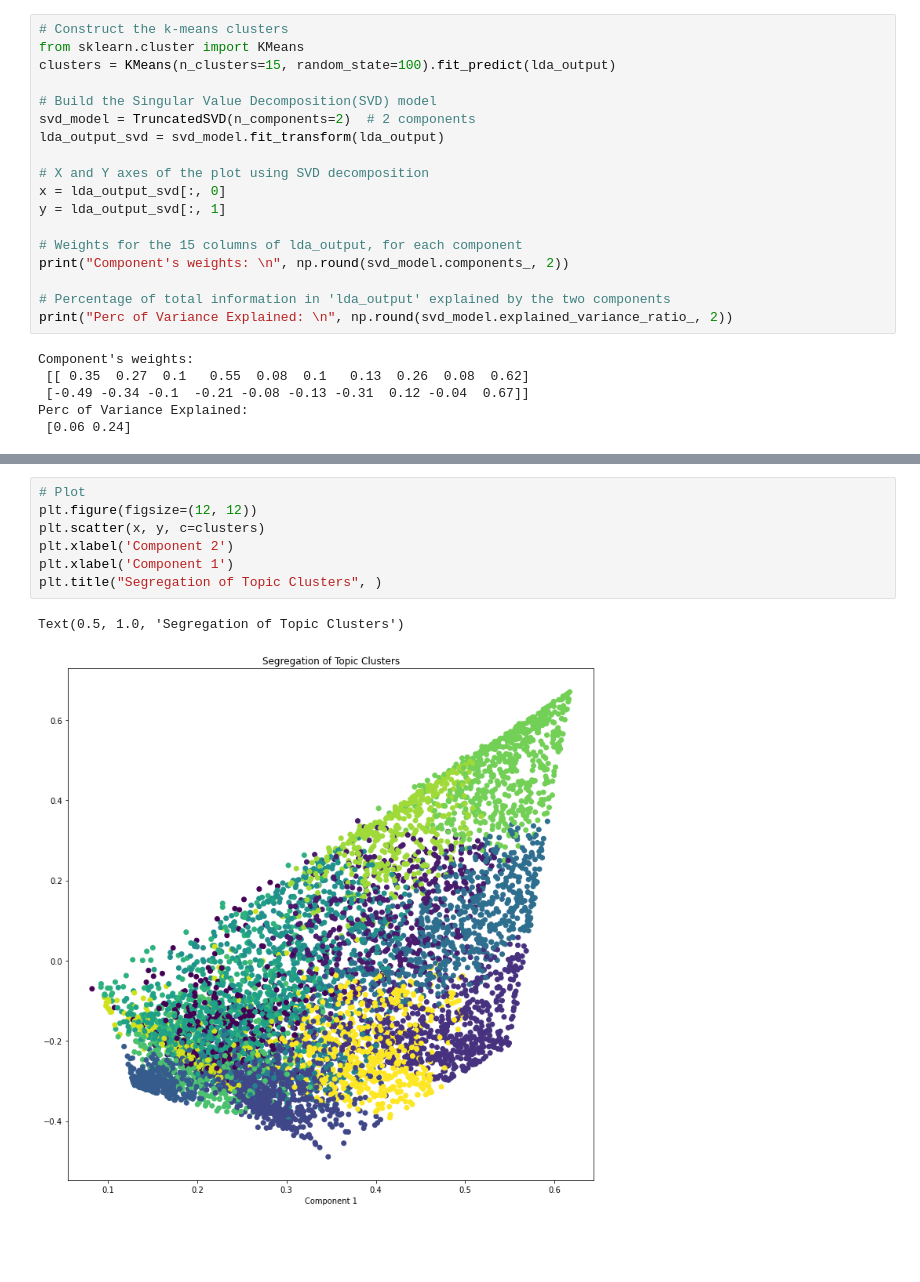
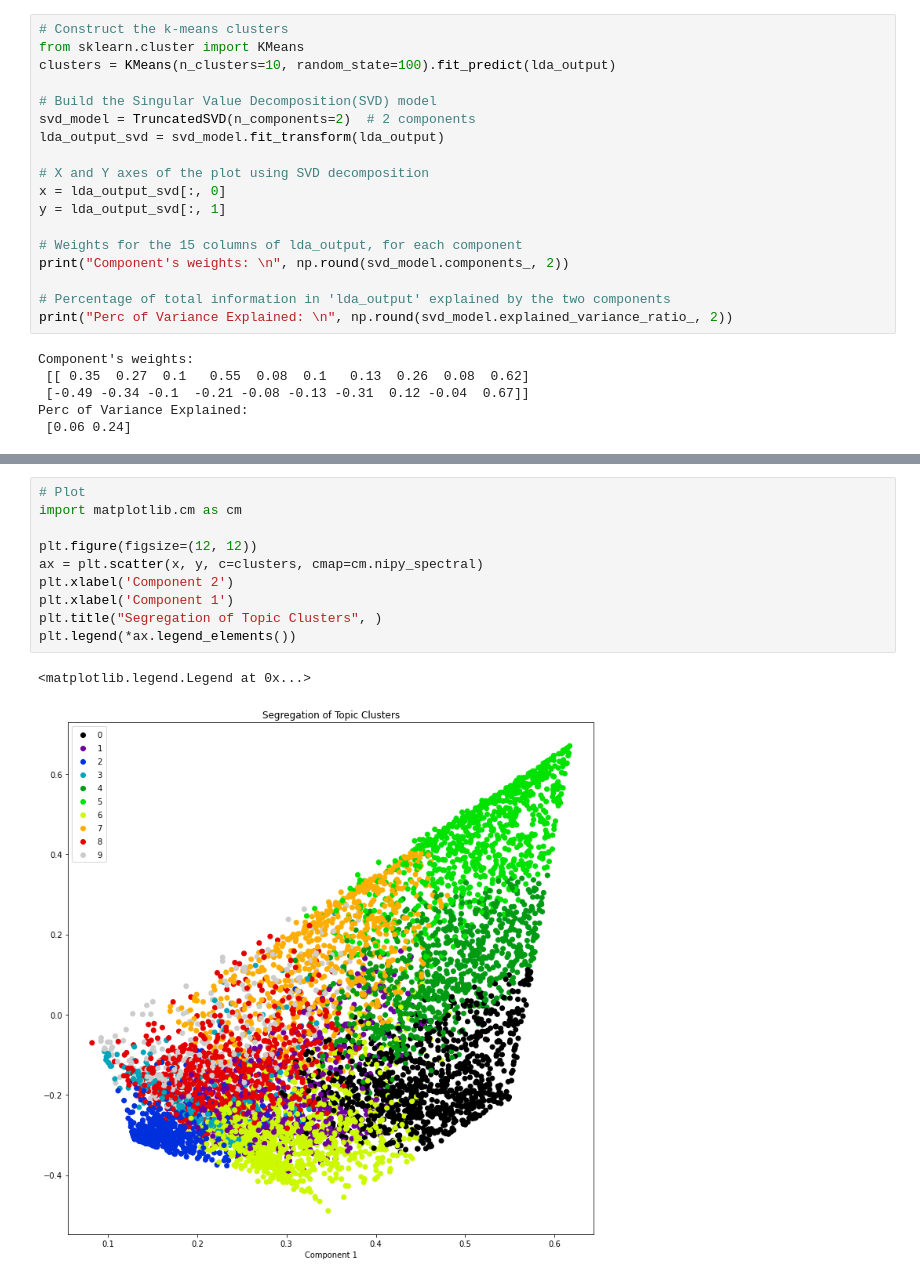
Before and after one commit to wainejr/CSB51, a Jupyter notebook: 02 - Analise exploratoria/LDA.ipynb, the cells around one changed output, grey strips where cells are left out. Drawn from its saved outputs; the diff is of its cells as text; blank space fills up the shorter version.

```diff
--- a/02 - Analise exploratoria/LDA.ipynb
+++ b/02 - Analise exploratoria/LDA.ipynb
@@ -461,7 +460,7 @@ For the X and Y, you can use SVD on the lda_output object with n_components as 2
 # %%
 # Construct the k-means clusters
 from sklearn.cluster import KMeans
-clusters = KMeans(n_clusters=15, random_state=100).fit_predict(lda_output)
+clusters = KMeans(n_clusters=10, random_state=100).fit_predict(lda_output)
 
 # Build the Singular Value Decomposition(SVD) model
 svd_model = TruncatedSVD(n_components=2)  # 2 components
@@ -485,10 +488,13 @@ Perc of Variance Explained:
 # %%
 # Plot
+import matplotlib.cm as cm
+
 plt.figure(figsize=(12, 12))
-plt.scatter(x, y, c=clusters)
+ax = plt.scatter(x, y, c=clusters, cmap=cm.nipy_spectral)
 plt.xlabel('Component 2')
 plt.xlabel('Component 1')
 plt.title("Segregation of Topic Clusters", )
+plt.legend(*ax.legend_elements())
 # %% [output]
-Text(0.5, 1.0, 'Segregation of Topic Clusters')
+<matplotlib.legend.Legend at 0x...>
-[figure, old version]
+[figure, new version]
```
Also changed, not shown: parts of 5 cells of this notebook, 5 other files.
